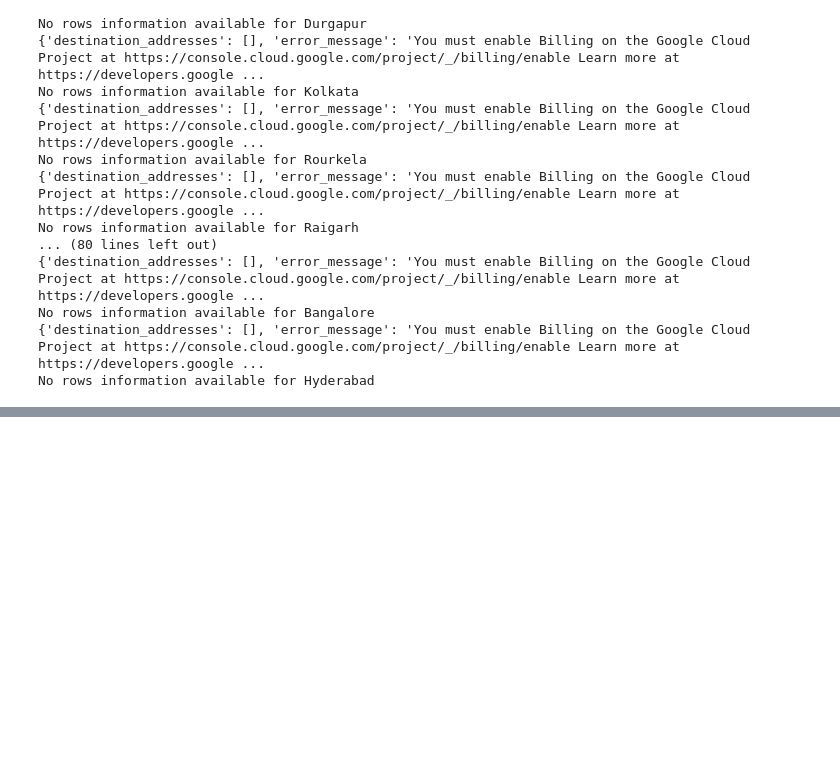
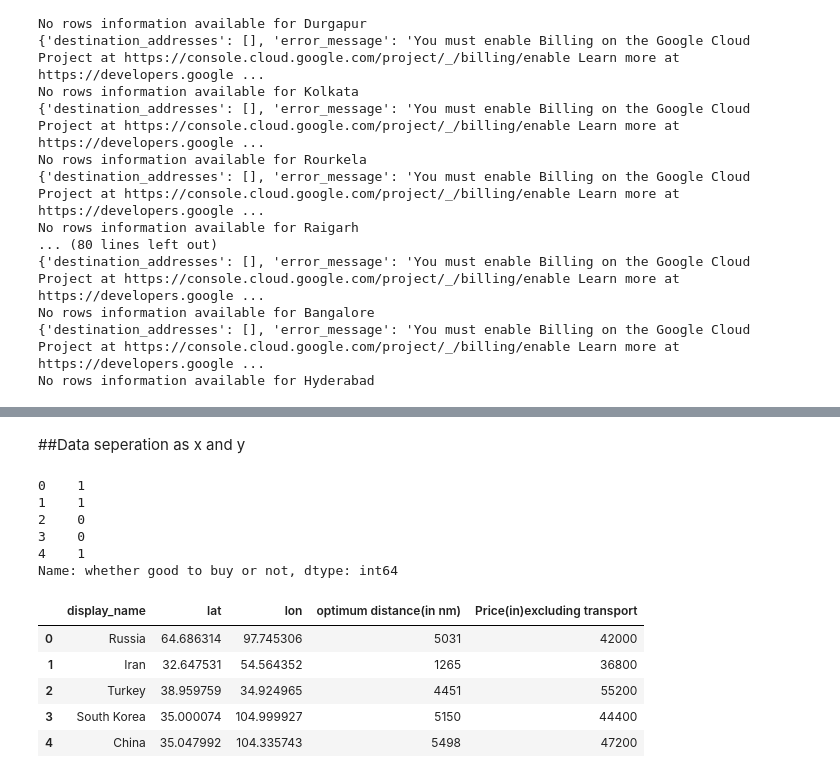
Before and after one commit to shuklamukund/Geotagging-and-Google-route, a Jupyter notebook: lication_mukund.ipynb, the cells around one changed output, grey strips where cells are left out. Drawn from its saved outputs; the diff is of its cells as text; code cells hidden in the pictures; blank space fills up the shorter version.

```diff
--- a/lication_mukund.ipynb
+++ b/lication_mukund.ipynb
@@ -204,0 +212,22 @@ print(df)
+# %% [markdown]
+##Data seperation as x and y
+# %%
+y=df['whether good to buy or not']
+y
+# %% [output]
+0    1
+1    1
+2    0
+3    0
+4    1
+Name: whether good to buy or not, dtype: int64
+# %%
+x=df.drop('whether good to buy or not',axis=1)
+x
+# %% [output]
+|  | display_name | lat | lon | optimum distance(in nm) | Price(in)excluding transport |
+| 0 | Russia | 64.686314 | 97.745306 | 5031 | 42000 |
+| 1 | Iran | 32.647531 | 54.564352 | 1265 | 36800 |
+| 2 | Turkey | 38.959759 | 34.924965 | 4451 | 55200 |
+| 3 | South Korea | 35.000074 | 104.999927 | 5150 | 44400 |
+| 4 | China | 35.047992 | 104.335743 | 5498 | 47200 |
```
Also changed, not shown: parts of 13 cells of this notebook.
